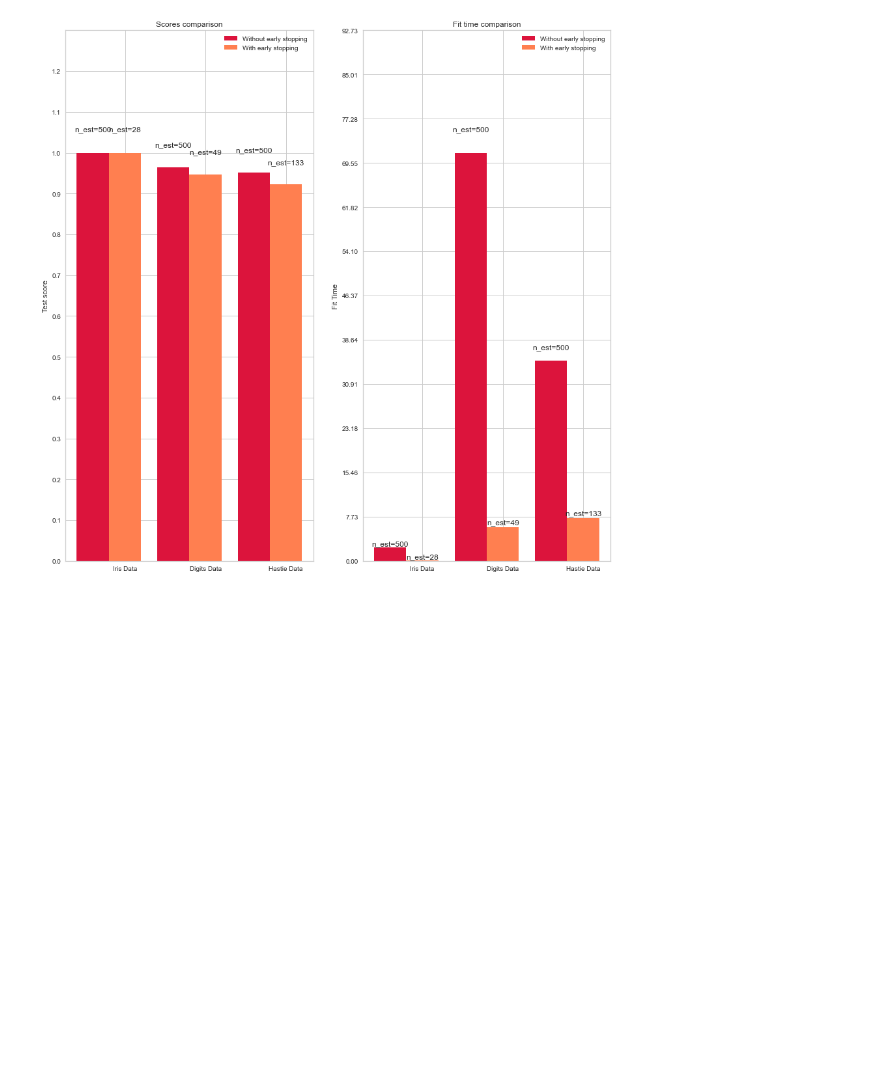
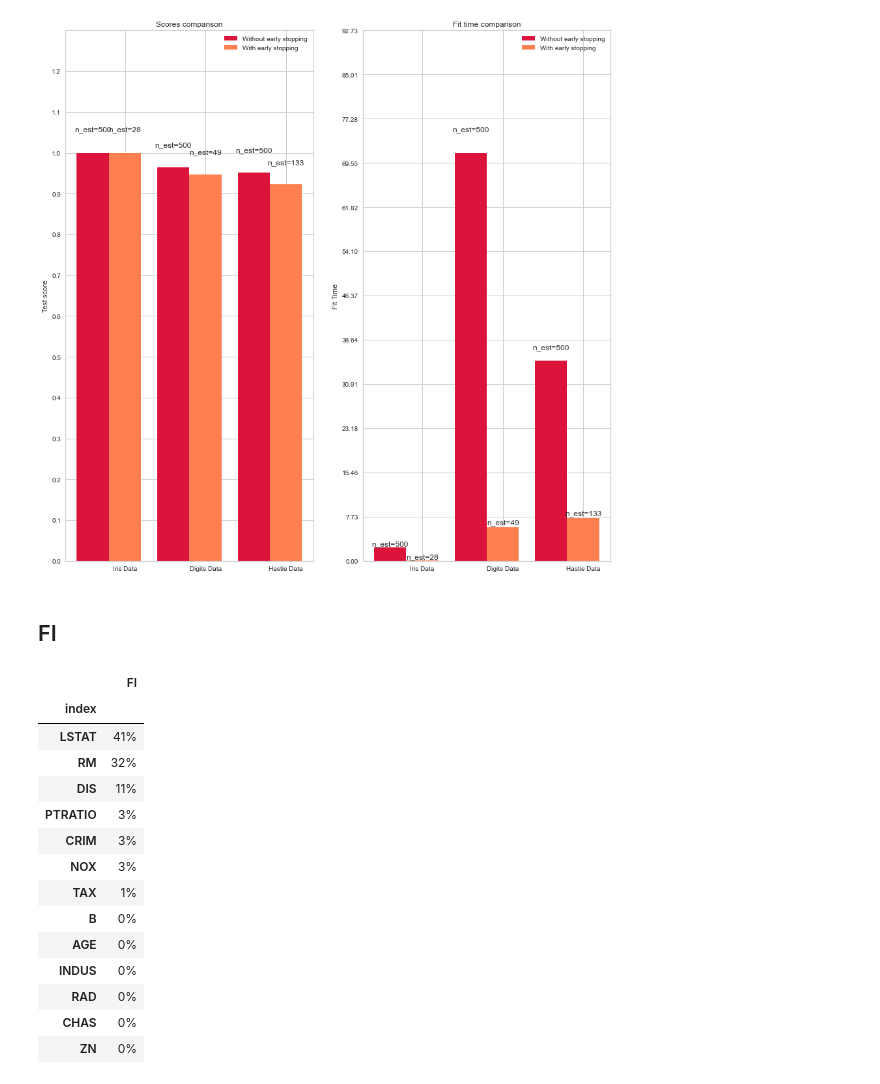
Before and after one commit to ndas1971/Misc, a Jupyter notebook: current/ml_ws.ipynb, the cells around one changed output. Saved outputs shown, nothing was run; the diff lists cells and outputs as text; code cells hidden in the pictures; blank space fills up the shorter version.

```diff
--- a/current/ml_ws.ipynb
+++ b/current/ml_ws.ipynb
@@ -585,3 +585,35 @@ When each additional stage of regression tree is added, the validation set is
                 Cross val scores: Avg: 0.94  stdDev  0.003
                 Train-Test variation: Avg: 0.05  stdDev  0.003
 [figure]
+# %% [markdown]
+## FI
+# %%
+data = load_boston()
+X, y = data.data, data.target
+X_train, X_test, y_train, y_test = train_test_split(X,y) #random splitting
+clf5 =  GradientBoostingRegressor(n_estimators=100)
+clf5.fit(X_train,y_train)
+df2 = pd.DataFrame(
+    clf5.feature_importances_,
+    index=data.feature_names, columns=['FI'])
+df2 = df2.reset_index().sort_values(by=['FI'],ascending=False)
+df2.index = df2['index']
+df2.drop('index', axis=1, inplace=True)
+df2['FI'] = df2.FI.apply(lambda e: "%d%%" %(e*100,))
+df2
+# %% [output]
+|  | FI |
+| index |  |
+| LSTAT | 41% |
+| RM | 32% |
+| DIS | 11% |
+| PTRATIO | 3% |
+| CRIM | 3% |
+| NOX | 3% |
+| TAX | 1% |
+| B | 0% |
+| AGE | 0% |
+| INDUS | 0% |
+| RAD | 0% |
+| CHAS | 0% |
+| ZN | 0% |
```
